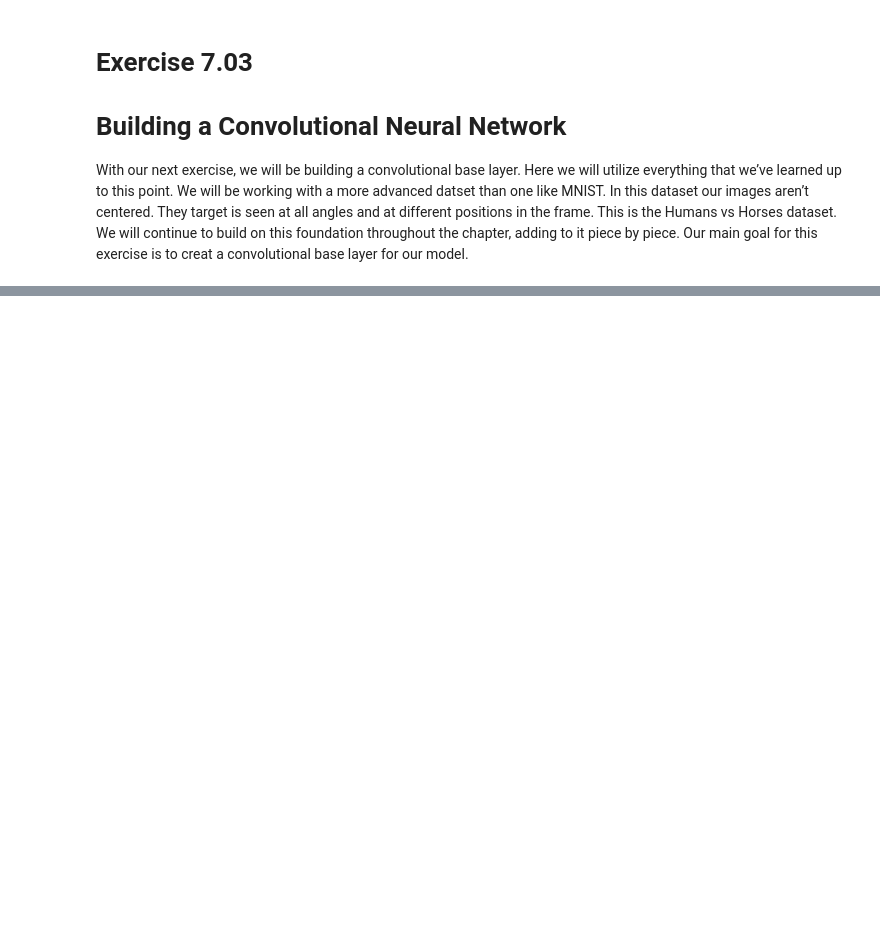
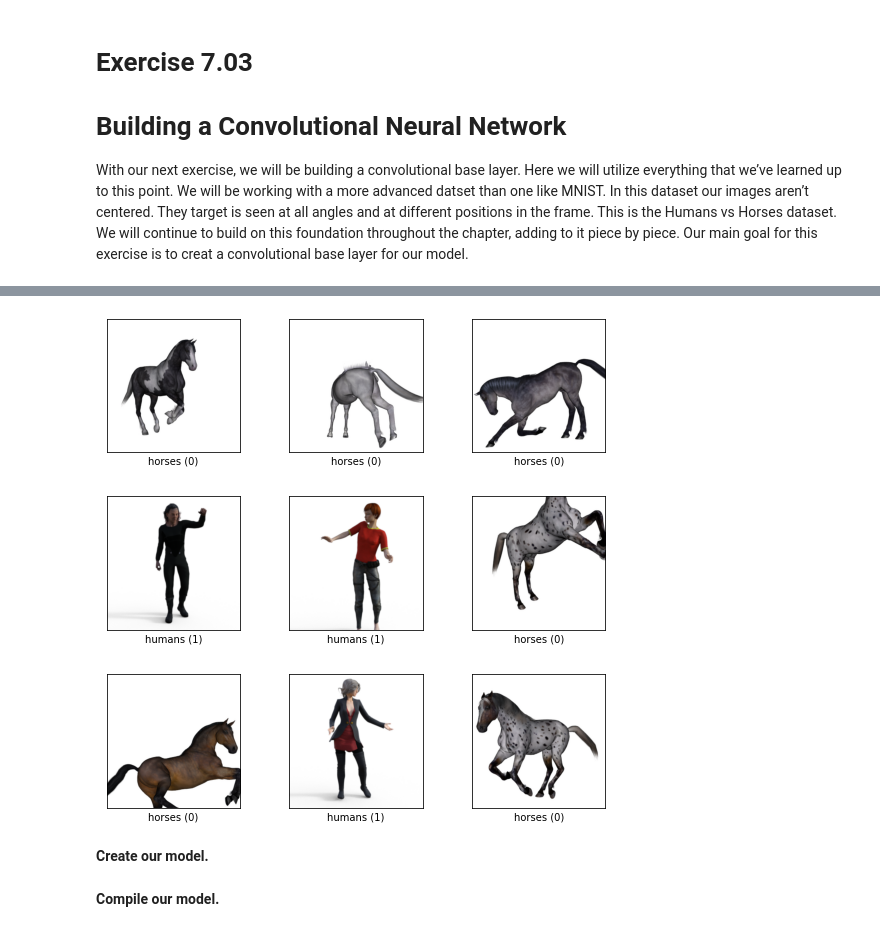
Before and after one commit to PacktWorkshops/The-TensorFlow-Workshop, a Jupyter notebook: Chapter07/Exercise7.03/Exercise7_03.ipynb, the cells around one changed output, grey strips where cells are left out. Drawn from its saved outputs; the diff is of its cells as text; code cells hidden in the pictures; blank space fills up the shorter version.

```diff
--- a/Chapter07/Exercise7.03/Exercise7_03.ipynb
+++ b/Chapter07/Exercise7.03/Exercise7_03.ipynb
@@ -181,0 +78,6 @@ None
+# %%
+fig = tfds.show_examples(our_test_dataset, dataset_info)
+# %% [output]
+[figure, added]
+# %% [markdown]
+**Create our model.**
@@ -181,0 +101,2 @@ None
+# %% [markdown]
+**Compile our model.**
```
Also changed, not shown: parts of 34 cells of this notebook, 7 other files.
